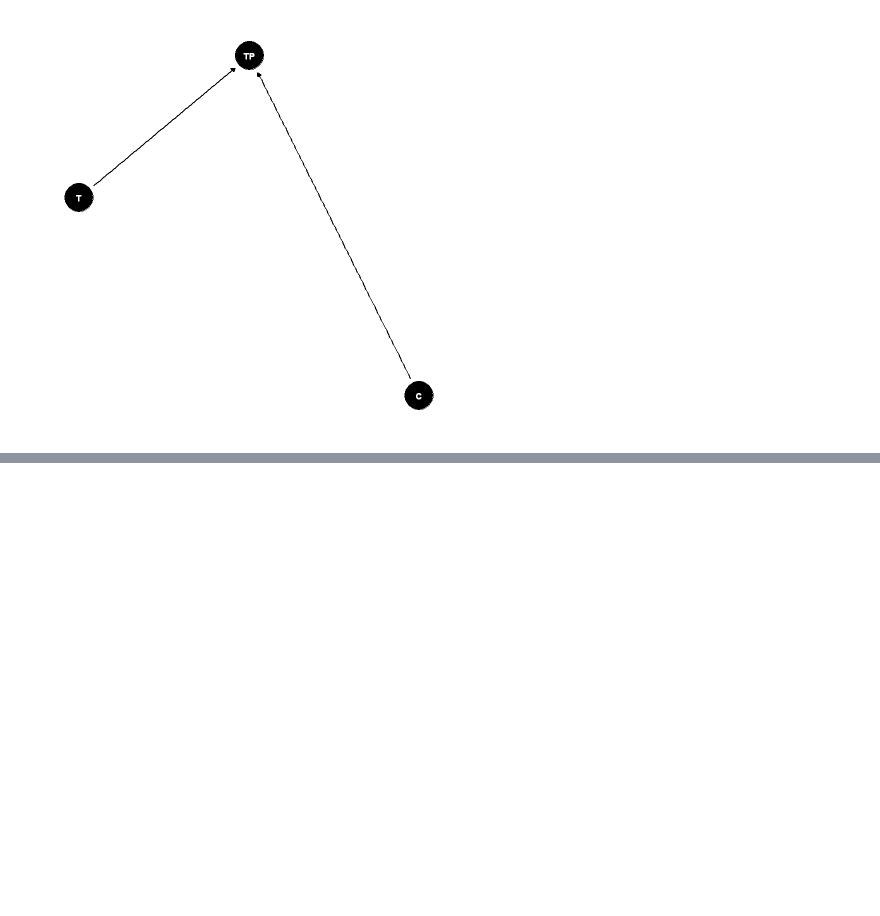
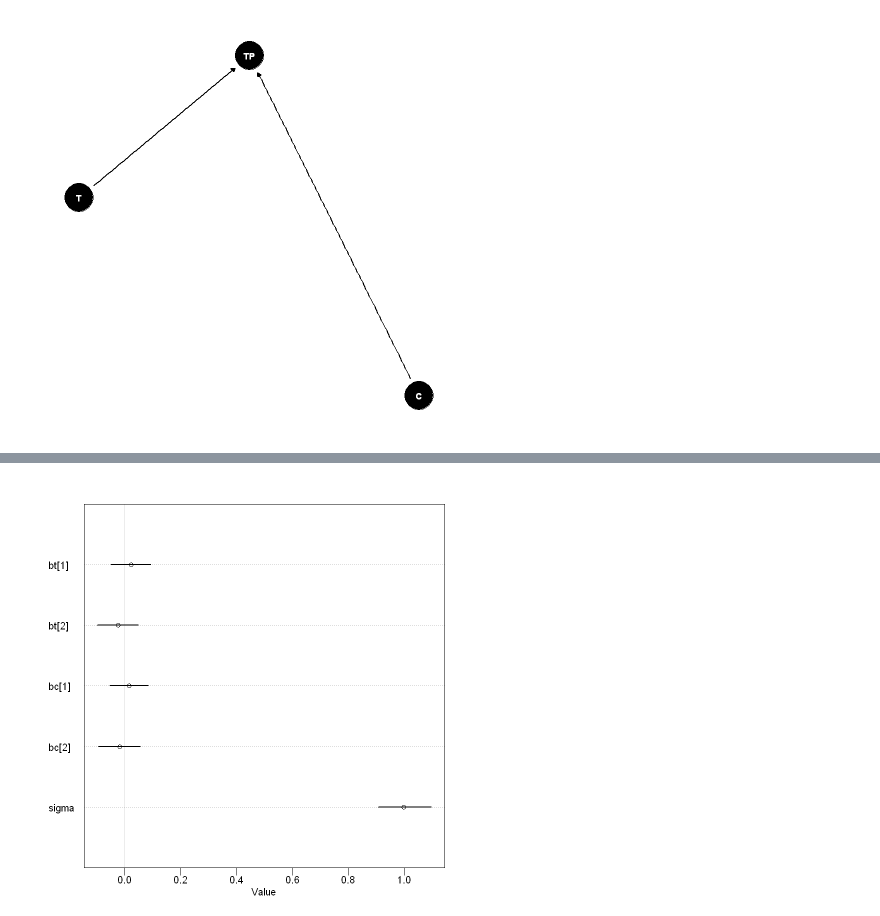
Before and after one commit to sinadarbouy/Portfolio-R, a Jupyter notebook: Bayesian_analysis_R.ipynb, the cells around one changed output, grey strips where cells are left out. Cells and saved outputs as stored; diff of their text form; code cells hidden in the pictures; blank space fills up the shorter version.

```diff
--- a/Bayesian_analysis_R.ipynb
+++ b/Bayesian_analysis_R.ipynb
@@ -422,0 +635,4 @@ The following object is masked from 'package:stats':
+# %%
+precis_plot(precis(m2, 2))
+# %% [output]
+[figure, added]
```
Also changed, not shown: parts of 23 cells of this notebook.
